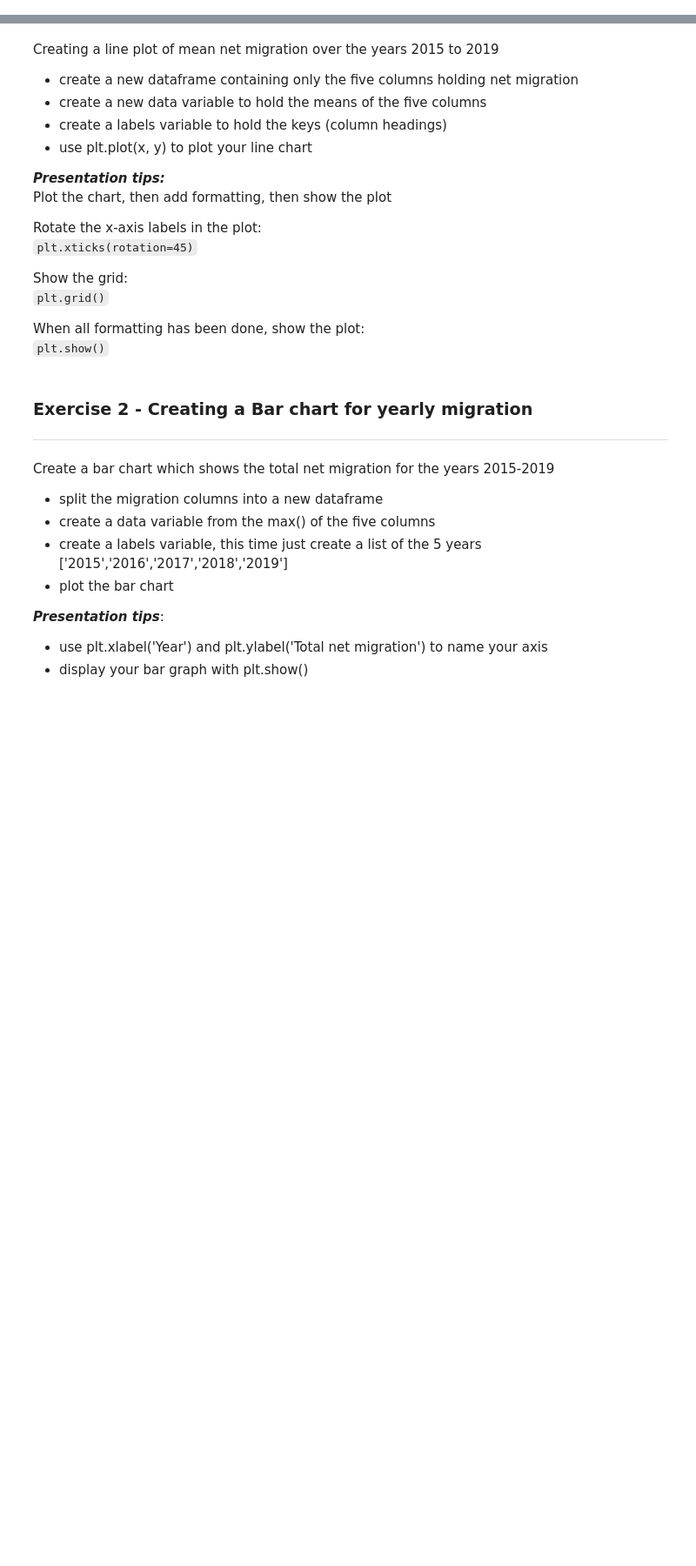
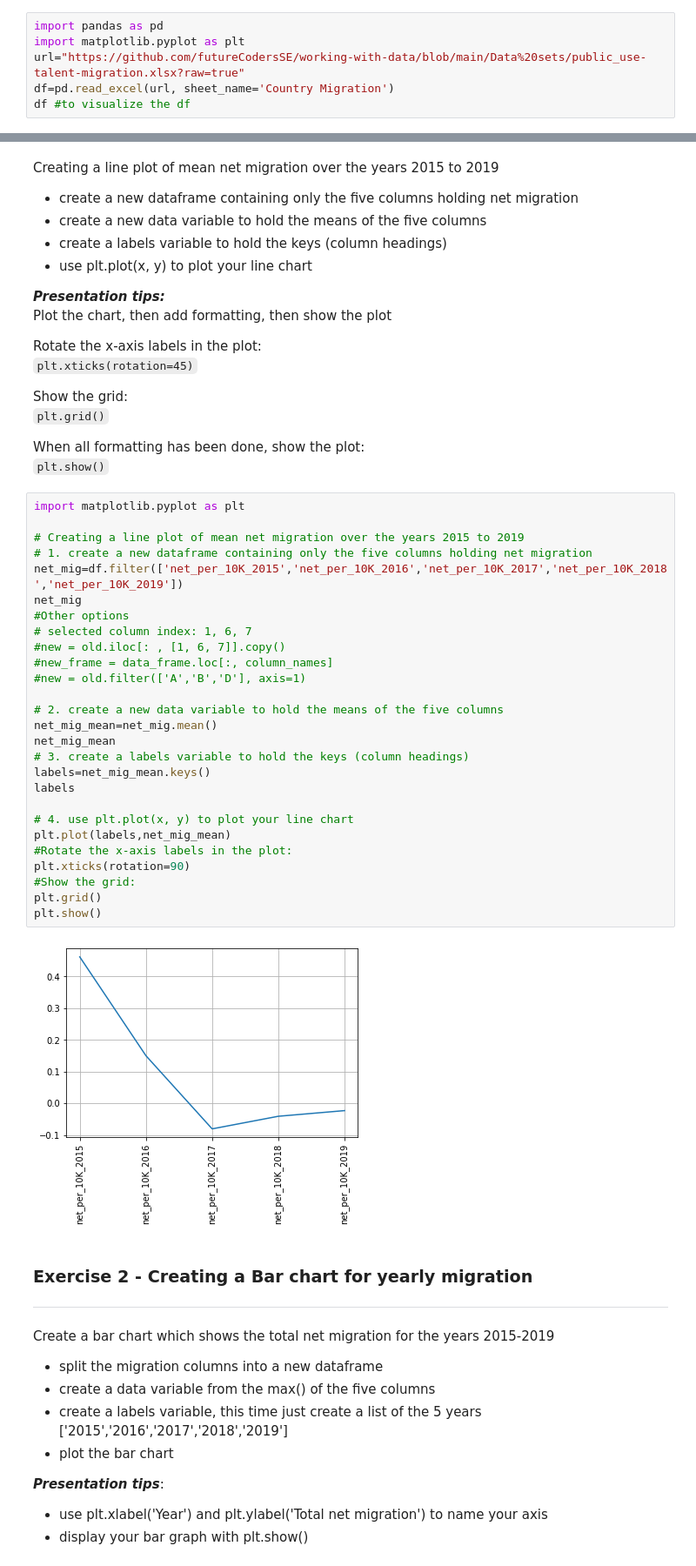
Before and after one commit to nacarvalentina/python-fundamentals, a Jupyter notebook: VN_7_1_Visualisation_with_matplotlib.ipynb, the cells around one changed output, grey strips where cells are left out. Shown at 87% size. Saved outputs shown, nothing was run; the diff lists cells and outputs as text; blank space fills up the shorter version.

```diff
--- a/VN_7_1_Visualisation_with_matplotlib.ipynb
+++ b/VN_7_1_Visualisation_with_matplotlib.ipynb
@@ -43,3 +46,9 @@ https://github.com/futureCodersSE/working-with-data/blob/main/Data%20sets/public
 **Example**:
 
 Watch the video [here](https://drive.google.com/file/d/1eNOy7fhkB2CSfVdb66kqB66qXfoPfOpd/view?usp=sharing) - demonstration of creating a bar chart using the `matplotlib` library `pyplot`.  Then have a go at creating it yourself.
+# %%
+import pandas as pd
+import matplotlib.pyplot as plt
+url="https://github.com/futureCodersSE/working-with-data/blob/main/Data%20sets/public_use-talent-migration.xlsx?raw=true"
+df=pd.read_excel(url, sheet_name='Country Migration')
+df #to visualize the df
@@ -65,6 +88,35 @@ Show the grid:
 
 When all formatting has been done, show the plot:
 `plt.show()`
+# %%
+import matplotlib.pyplot as plt
+
+# Creating a line plot of mean net migration over the years 2015 to 2019
+# 1. create a new dataframe containing only the five columns holding net migration
+net_mig=df.filter(['net_per_10K_2015','net_per_10K_2016','net_per_10K_2017','net_per_10K_2018','net_per_10K_2019'])
+net_mig
+#Other options
+# selected column index: 1, 6, 7
+#new = old.iloc[: , [1, 6, 7]].copy()
+#new_frame = data_frame.loc[:, column_names]
+#new = old.filter(['A','B','D'], axis=1)
+
+# 2. create a new data variable to hold the means of the five columns
+net_mig_mean=net_mig.mean()
+net_mig_mean
+# 3. create a labels variable to hold the keys (column headings)
+labels=net_mig_mean.keys()
+labels
+
+# 4. use plt.plot(x, y) to plot your line chart
+plt.plot(labels,net_mig_mean)
+#Rotate the x-axis labels in the plot:
+plt.xticks(rotation=90)
+#Show the grid:
+plt.grid()
+plt.show()
+# %% [output]
+[figure, added]
 # %% [markdown]
 ### Exercise 2 - Creating a Bar chart for yearly migration
 ---
```
Also changed, not shown: parts of 6 cells of this notebook.
